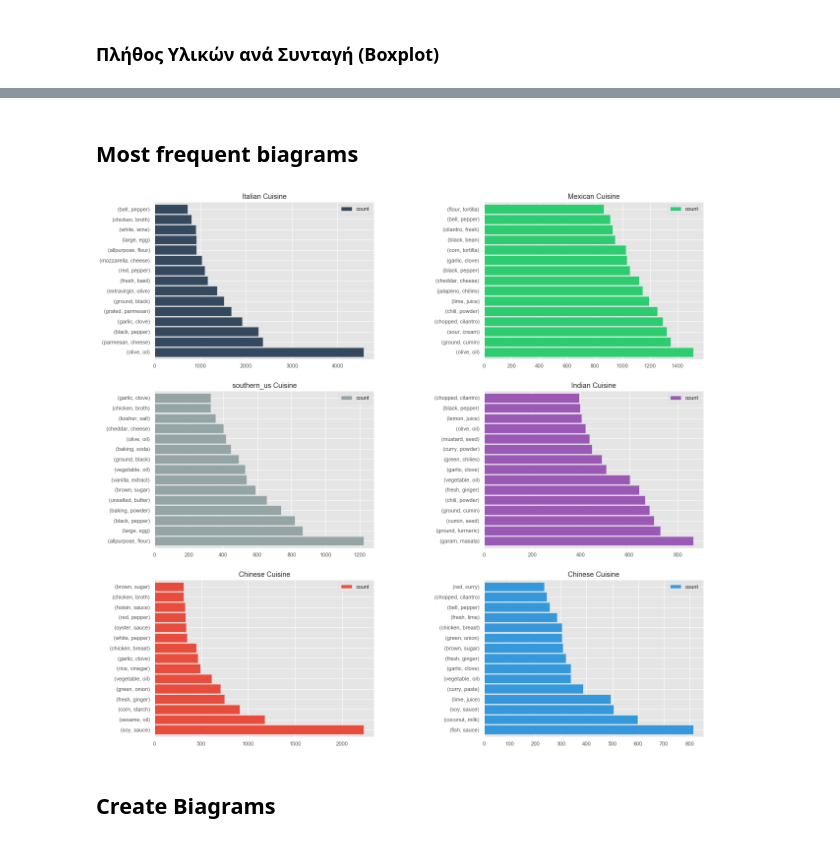
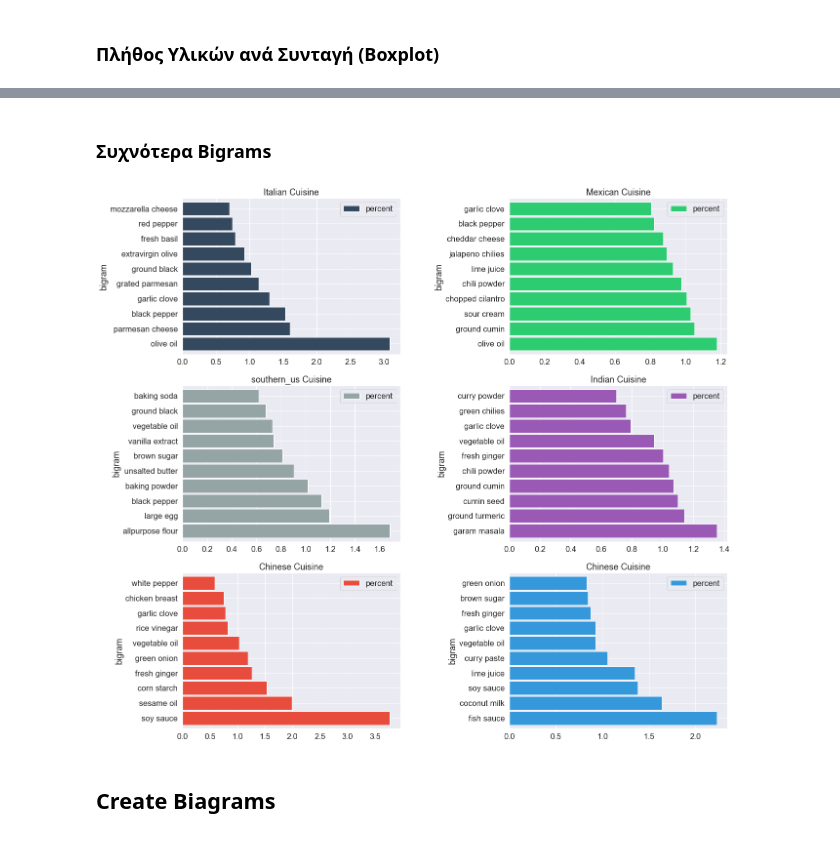
Before and after one commit to dimzog/Whats-Cooking-Machine-Learning, a Jupyter notebook: whatscooking.ipynb, the cells around one changed output, grey strips where cells are left out. Drawn from its saved outputs; the diff is of its cells as text; code cells hidden in the pictures.

```diff
--- a/whatscooking.ipynb
+++ b/whatscooking.ipynb
@@ -375,8 +369,2 @@ cuisine_dish(train_df, "indian")
-# %% [markdown]
-## Most frequent biagrams
-# %%
-train_df["for ngrams"]=train_df["seperated_ingredients"].str.replace(","," ")
-def ingre_cusine(cuisine):
-    frame=train_df[train_df["cuisine"]==cuisine]
-    common=list(nltk.bigrams(nltk.word_tokenize(" ".join(frame["for ngrams"]))))
-    return pd.DataFrame(Counter(common),index=["count"]).T.sort_values("count",ascending=False)[:15]
+# %% [markdown]
+### Συχνότερα Bigrams
@@ -383,21 +413,30 @@ def ingre_cusine(cuisine):
 # %%
 flatui = [ "#34495e", "#2ecc71", "#95a5a6","#9b59b6", "#e74c3c", "#3498db"]
 
-f,ax=plt.subplots(3,2,figsize=(20,20))
-ingre_cusine("italian").plot.barh(ax=ax[0,0],width=0.9,color= flatui[0])
+f, ax = plt.subplots(3, 2, figsize=(20,20))
+
+count_bigrams(train_df, "italian")
+
+count_bigrams(train_df, "italian").plot.barh(ax=ax[0,0], x="bigram", y="percent", width=0.9, color= flatui[0])
 ax[0,0].set_title("Italian Cuisine")
-ingre_cusine("mexican").plot.barh(ax=ax[0,1],width=0.9,color = flatui[1] )
+
+count_bigrams(train_df, "mexican").plot.barh(ax=ax[0,1], x="bigram", y="percent", width=0.9,color = flatui[1])
 ax[0,1].set_title("Mexican Cuisine")
-ingre_cusine("southern_us").plot.barh(ax=ax[1,0],width=0.9,color=flatui[2])
+
+count_bigrams(train_df, "southern_us").plot.barh(ax=ax[1,0], x="bigram", y="percent", width=0.9, color=flatui[2])
 ax[1,0].set_title("southern_us Cuisine")
-ingre_cusine("indian").plot.barh(ax=ax[1,1],width=0.9,color=flatui[3])
+
+count_bigrams(train_df, "indian").plot.barh(ax=ax[1,1], x="bigram", y="percent", width=0.9, color=flatui[3])
 ax[1,1].set_title("Indian Cuisine")
-ingre_cusine("chinese").plot.barh(ax=ax[2,0],width=0.9,color=flatui[4])
+
+count_bigrams(train_df, "chinese").plot.barh(ax=ax[2,0], x="bigram", y="percent", width=0.9, color=flatui[4])
 ax[2,0].set_title("Chinese Cuisine")
-ingre_cusine("thai").plot.barh(ax=ax[2,1],width=0.9,color=flatui[5])
+
+count_bigrams(train_df, "thai").plot.barh(ax=ax[2,1], x="bigram", y="percent", width=0.9, color=flatui[5])
 ax[2,1].set_title("Chinese Cuisine")
+
 plt.subplots_adjust(wspace=0.5)
 # %% [output]
-[figure, old version]
+[figure, new version]
 # %% [markdown]
 ## Create Biagrams
```
Also changed, not shown: parts of 50 cells of this notebook, 8 other files.
